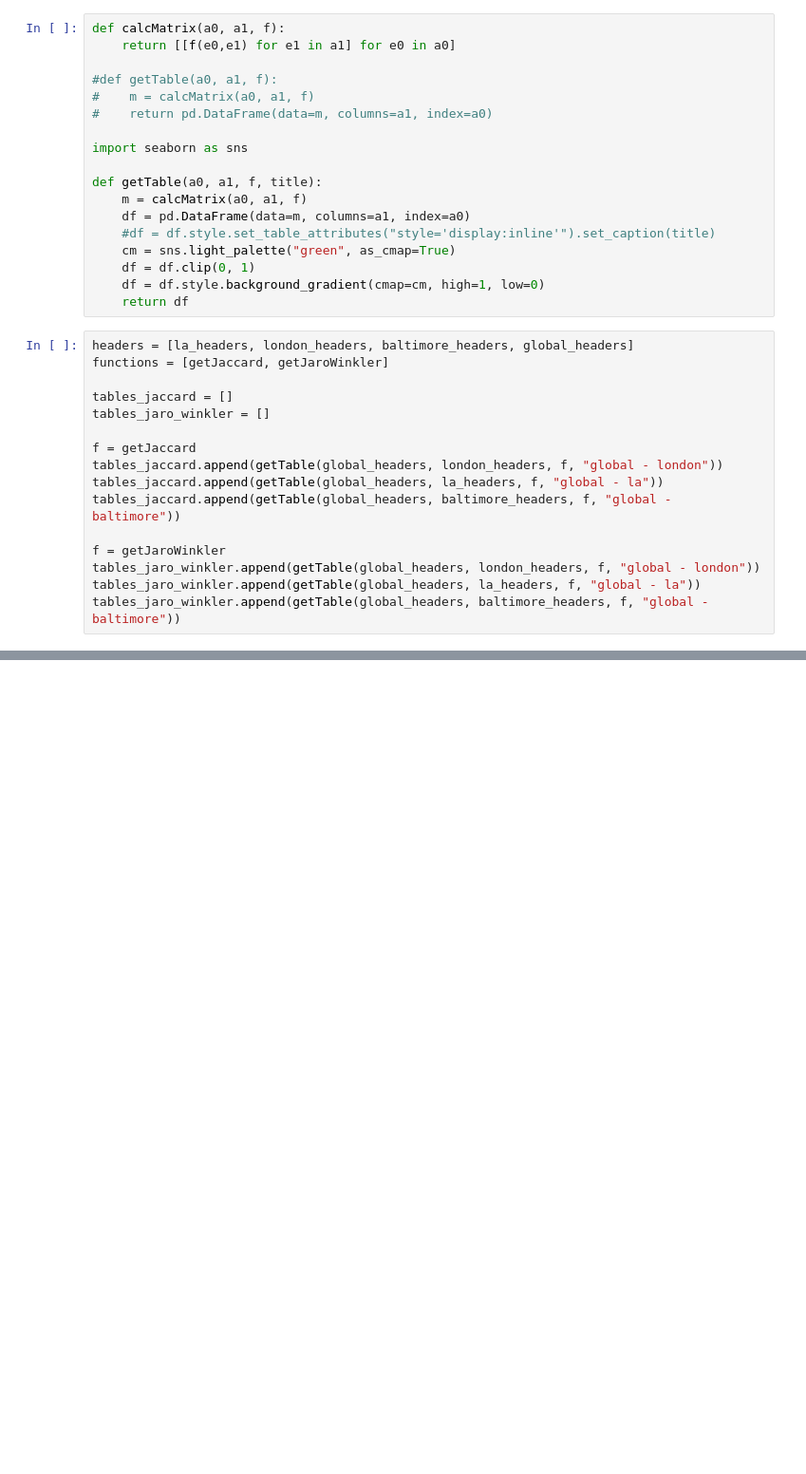
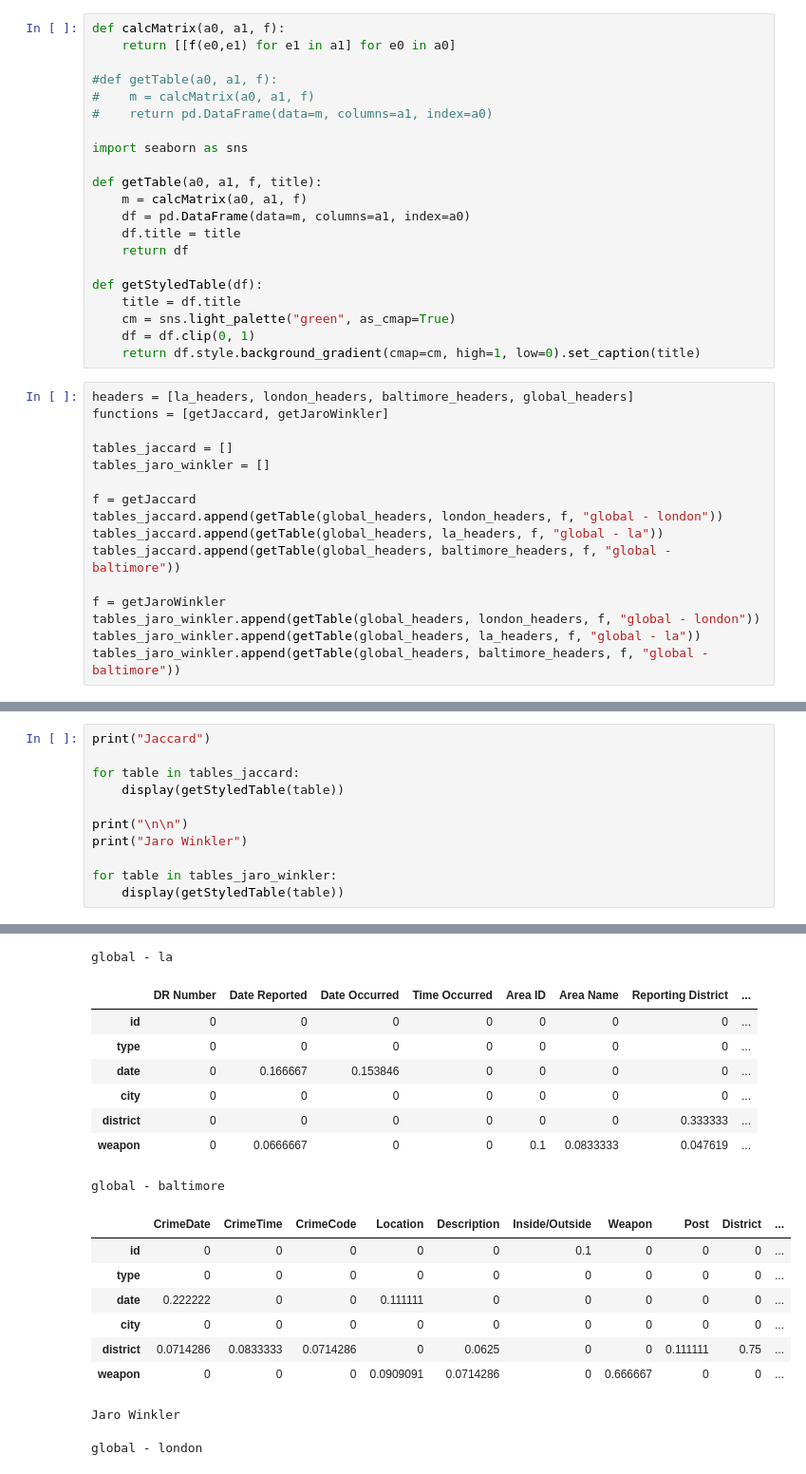
Before and after one commit to friedrichmueller0/data-integration-similarites, a Jupyter notebook: Similarities.ipynb, the cells around one changed output, grey strips where cells are left out. Shown at 95% size. Cells and saved outputs as stored; diff of their text form; blank space fills up the shorter version.

```diff
--- a/Similarities.ipynb
+++ b/Similarities.ipynb
@@ -31,11 +31,14 @@ import seaborn as sns
 def getTable(a0, a1, f, title):
     m = calcMatrix(a0, a1, f)
     df = pd.DataFrame(data=m, columns=a1, index=a0)
-    #df = df.style.set_table_attributes("style='display:inline'").set_caption(title)
+    df.title = title
+    return df
+
+def getStyledTable(df):
+    title = df.title
     cm = sns.light_palette("green", as_cmap=True)
     df = df.clip(0, 1)
-    df = df.style.background_gradient(cmap=cm, high=1, low=0)
-    return df
+    return df.style.background_gradient(cmap=cm, high=1, low=0).set_caption(title)
 # %%
 headers = [la_headers, london_headers, baltimore_headers, global_headers]
 functions = [getJaccard, getJaroWinkler]
@@ -139,0 +67,12 @@ tables_jaro_winkler[2]
+# %%
+print("Jaccard")
+
+for table in tables_jaccard:
+    display(getStyledTable(table))
+
+print("\n\n")
+print("Jaro Winkler")
+
+for table in tables_jaro_winkler:
+    display(getStyledTable(table))
+# %% [output]
@@ -139,0 +88,18 @@ tables_jaro_winkler[2]
+global - la
+|  | DR Number | Date Reported | Date Occurred | Time Occurred | Area ID | Area Name | Reporting District | ... |
+| id | 0 | 0 | 0 | 0 | 0 | 0 | 0 | ... |
+| type | 0 | 0 | 0 | 0 | 0 | 0 | 0 | ... |
+| date | 0 | 0.166667 | 0.153846 | 0 | 0 | 0 | 0 | ... |
+| city | 0 | 0 | 0 | 0 | 0 | 0 | 0 | ... |
+| district | 0 | 0 | 0 | 0 | 0 | 0 | 0.333333 | ... |
+| weapon | 0 | 0.0666667 | 0 | 0 | 0.1 | 0.0833333 | 0.047619 | ... |
+global - baltimore
+|  | CrimeDate | CrimeTime | CrimeCode | Location | Description | Inside/Outside | Weapon | Post | District | ... |
+| id | 0 | 0 | 0 | 0 | 0 | 0.1 | 0 | 0 | 0 | ... |
+| type | 0 | 0 | 0 | 0 | 0 | 0 | 0 | 0 | 0 | ... |
+| date | 0.222222 | 0 | 0 | 0.111111 | 0 | 0 | 0 | 0 | 0 | ... |
+| city | 0 | 0 | 0 | 0 | 0 | 0 | 0 | 0 | 0 | ... |
+| district | 0.0714286 | 0.0833333 | 0.0714286 | 0 | 0.0625 | 0 | 0 | 0.111111 | 0.75 | ... |
+| weapon | 0 | 0 | 0 | 0.0909091 | 0.0714286 | 0 | 0.666667 | 0 | 0 | ... |
+Jaro Winkler
+global - london
```
Also changed, not shown: parts of 21 cells of this notebook.
